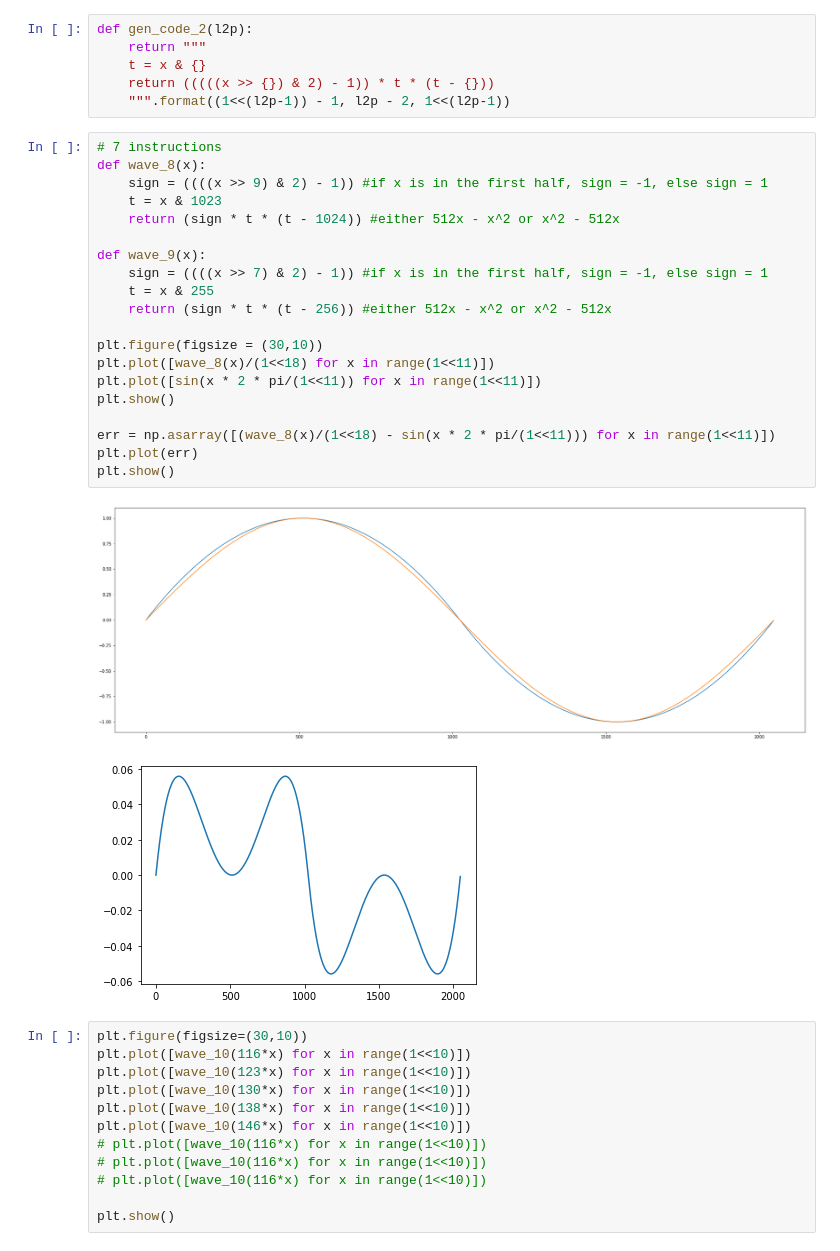
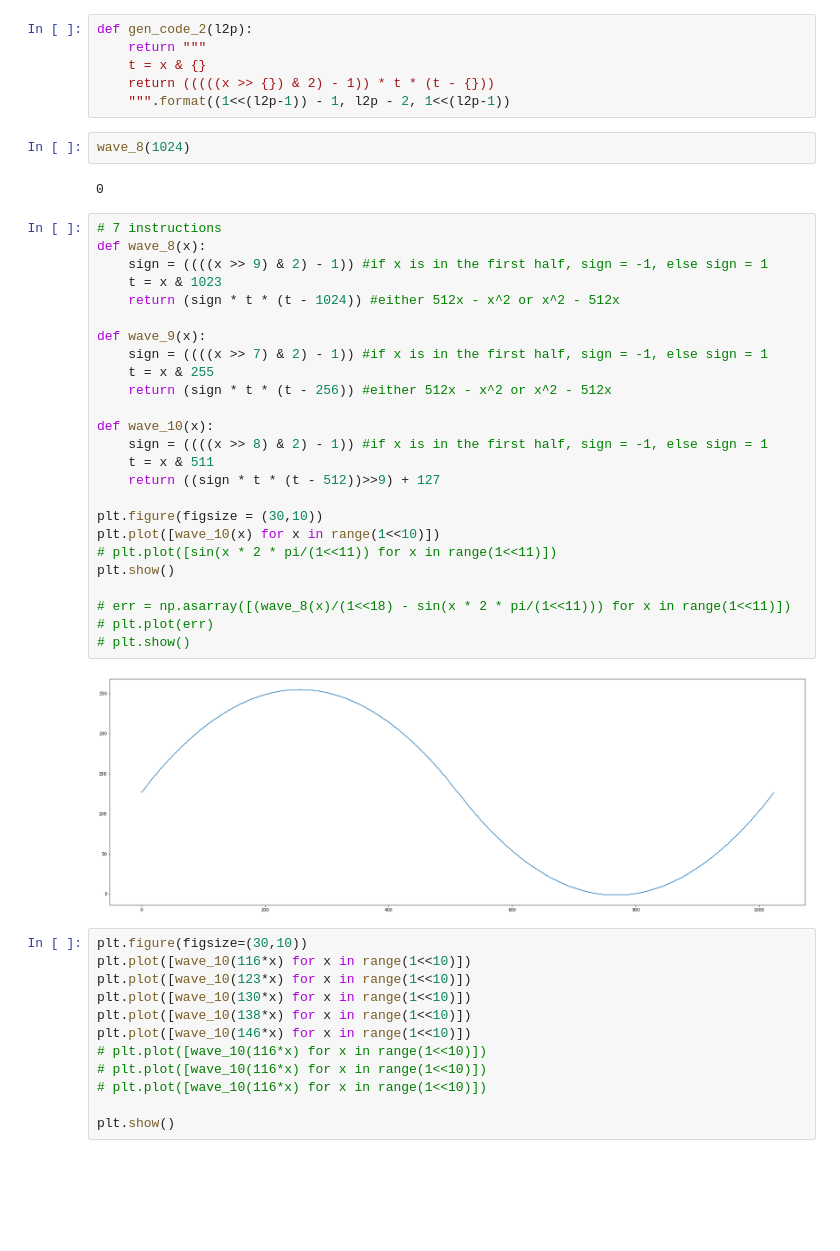
Before and after one commit to amanj120/wav_work, a Jupyter notebook: Integer_Sin_Approximation.ipynb, the cells around one changed output. Drawn from its saved outputs; the diff is of its cells as text; blank space fills up the shorter version.

```diff
--- a/Integer_Sin_Approximation.ipynb
+++ b/Integer_Sin_Approximation.ipynb
@@ -330,29 +330,37 @@ def gen_code_2(l2p):
     t = x & {}
     return (((((x >> {}) & 2) - 1)) * t * (t - {}))
     """.format((1<<(l2p-1)) - 1, l2p - 2, 1<<(l2p-1))
+# %%
+wave_8(1024)
+# %% [output]
+0
 # %%
 # 7 instructions
 def wave_8(x):
     sign = ((((x >> 9) & 2) - 1)) #if x is in the first half, sign = -1, else sign = 1
     t = x & 1023
     return (sign * t * (t - 1024)) #either 512x - x^2 or x^2 - 512x
 
 def wave_9(x):
     sign = ((((x >> 7) & 2) - 1)) #if x is in the first half, sign = -1, else sign = 1
     t = x & 255
     return (sign * t * (t - 256)) #either 512x - x^2 or x^2 - 512x
 
+def wave_10(x):
+    sign = ((((x >> 8) & 2) - 1)) #if x is in the first half, sign = -1, else sign = 1
+    t = x & 511
+    return ((sign * t * (t - 512))>>9) + 127
+
 plt.figure(figsize = (30,10))
-plt.plot([wave_8(x)/(1<<18) for x in range(1<<11)])
-plt.plot([sin(x * 2 * pi/(1<<11)) for x in range(1<<11)])
+plt.plot([wave_10(x) for x in range(1<<10)])
+# plt.plot([sin(x * 2 * pi/(1<<11)) for x in range(1<<11)])
 plt.show()
 
-err = np.asarray([(wave_8(x)/(1<<18) - sin(x * 2 * pi/(1<<11))) for x in range(1<<11)])
-plt.plot(err)
-plt.show()
+# err = np.asarray([(wave_8(x)/(1<<18) - sin(x * 2 * pi/(1<<11))) for x in range(1<<11)])
+# plt.plot(err)
+# plt.show()
 # %% [output]
-[figure, old version]
+[figure, new version]
-[figure, removed]
 # %%
 plt.figure(figsize=(30,10))
 plt.plot([wave_10(116*x) for x in range(1<<10)])
```
Also changed, not shown: 5 other files.
